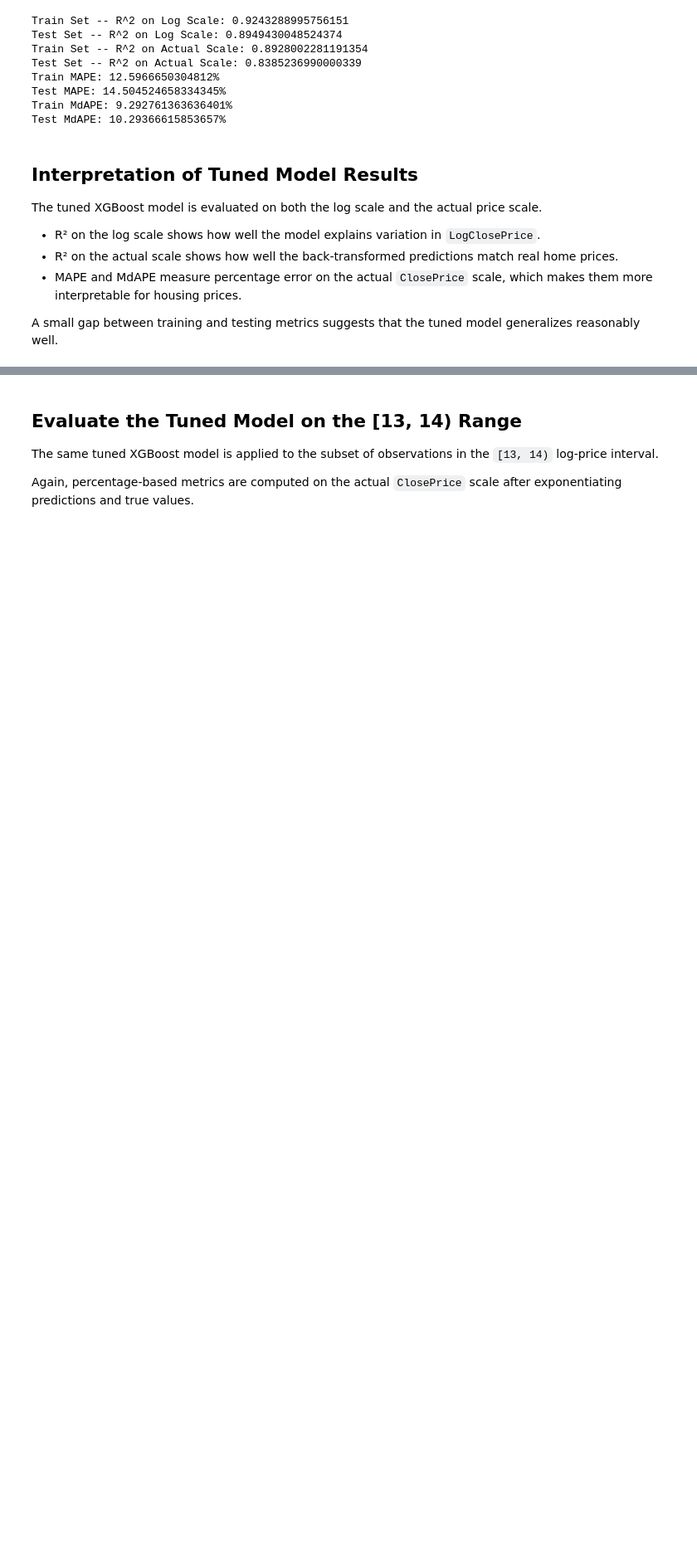
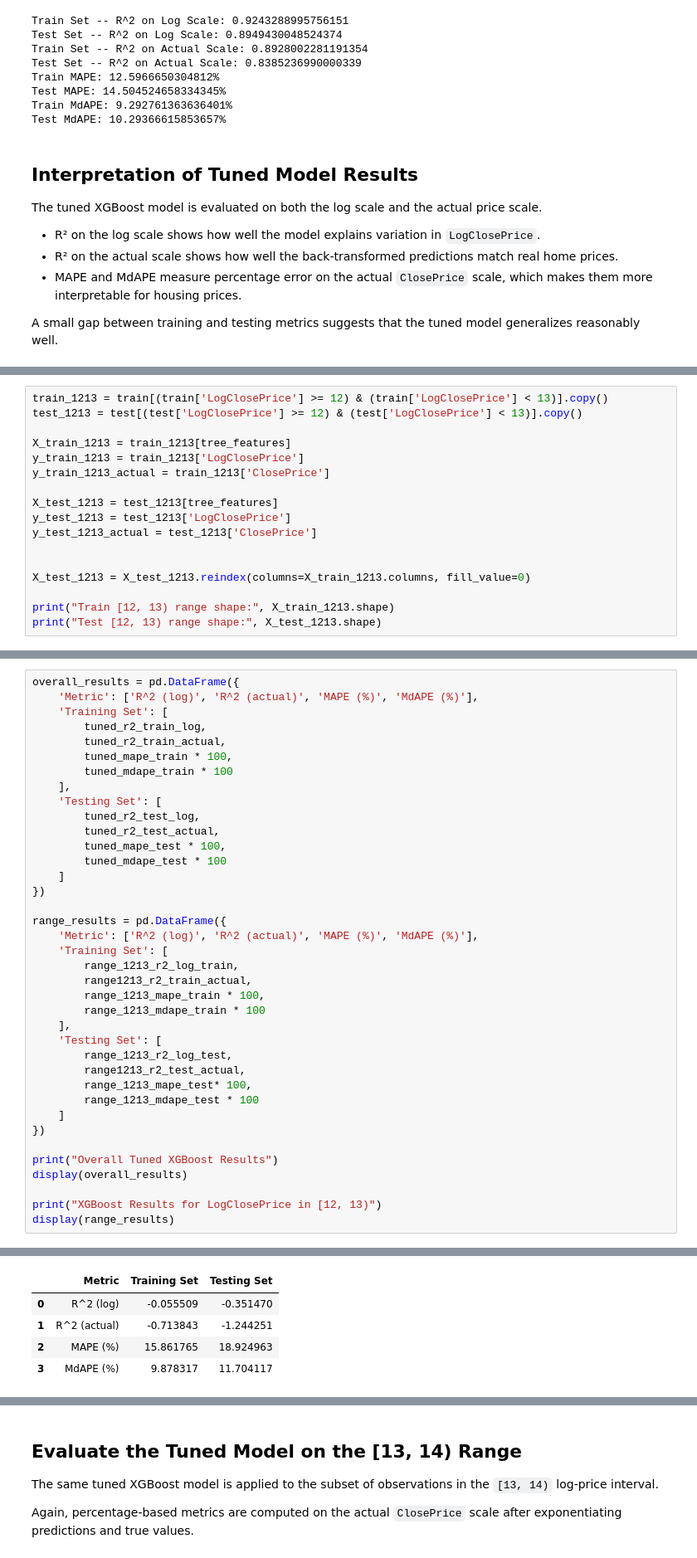
Before and after one commit to vivianlinnn/DS41_IDXExchange, a Jupyter notebook: src/08. Hypermeter tuning and XG model.ipynb, the cells around one changed output, grey strips where cells are left out. Shown at 83% size. Drawn from its saved outputs; the diff is of its cells as text; blank space fills up the shorter version.

Commit message:
ranges

```diff
--- a/src/08. Hypermeter tuning and XG model (13,14).ipynb
+++ b/src/08. Hypermeter tuning and XG model.ipynb
@@ -256,0 +219,17 @@ Test range shape: (6122, 9)
+# %%
+train_1213 = train[(train['LogClosePrice'] >= 12) & (train['LogClosePrice'] < 13)].copy()
+test_1213 = test[(test['LogClosePrice'] >= 12) & (test['LogClosePrice'] < 13)].copy()
+
+X_train_1213 = train_1213[tree_features]
+y_train_1213 = train_1213['LogClosePrice']
+y_train_1213_actual = train_1213['ClosePrice']
+
+X_test_1213 = test_1213[tree_features]
+y_test_1213 = test_1213['LogClosePrice']
+y_test_1213_actual = test_1213['ClosePrice']
+
+
+X_test_1213 = X_test_1213.reindex(columns=X_train_1213.columns, fill_value=0)
+
+print("Train [12, 13) range shape:", X_train_1213.shape)
+print("Test [12, 13) range shape:", X_test_1213.shape)
@@ -256,0 +286,39 @@ Test range shape: (6122, 9)
+# %%
+overall_results = pd.DataFrame({
+    'Metric': ['R^2 (log)', 'R^2 (actual)', 'MAPE (%)', 'MdAPE (%)'],
+    'Training Set': [
+        tuned_r2_train_log,
+        tuned_r2_train_actual,
+        tuned_mape_train * 100,
+        tuned_mdape_train * 100
+    ],
+    'Testing Set': [
+        tuned_r2_test_log,
+        tuned_r2_test_actual,
+        tuned_mape_test * 100,
+        tuned_mdape_test * 100
+    ]
+})
+
+range_results = pd.DataFrame({
+    'Metric': ['R^2 (log)', 'R^2 (actual)', 'MAPE (%)', 'MdAPE (%)'],
+    'Training Set': [
+        range_1213_r2_log_train,
+        range1213_r2_train_actual,
+        range_1213_mape_train * 100,
+        range_1213_mdape_train * 100
+    ],
+    'Testing Set': [
+        range_1213_r2_log_test,
+        range1213_r2_test_actual,
+        range_1213_mape_test* 100,
+        range_1213_mdape_test * 100
+    ]
+})
+
+print("Overall Tuned XGBoost Results")
+display(overall_results)
+
+print("XGBoost Results for LogClosePrice in [12, 13)")
+display(range_results)
+# %% [output]
@@ -256,0 +332,5 @@ Test range shape: (6122, 9)
+|  | Metric | Training Set | Testing Set |
+| 0 | R^2 (log) | -0.055509 | -0.351470 |
+| 1 | R^2 (actual) | -0.713843 | -1.244251 |
+| 2 | MAPE (%) | 15.861765 | 18.924963 |
+| 3 | MdAPE (%) | 9.878317 | 11.704117 |
```
Also changed, not shown: parts of 18 cells of this notebook, 1 other file.
